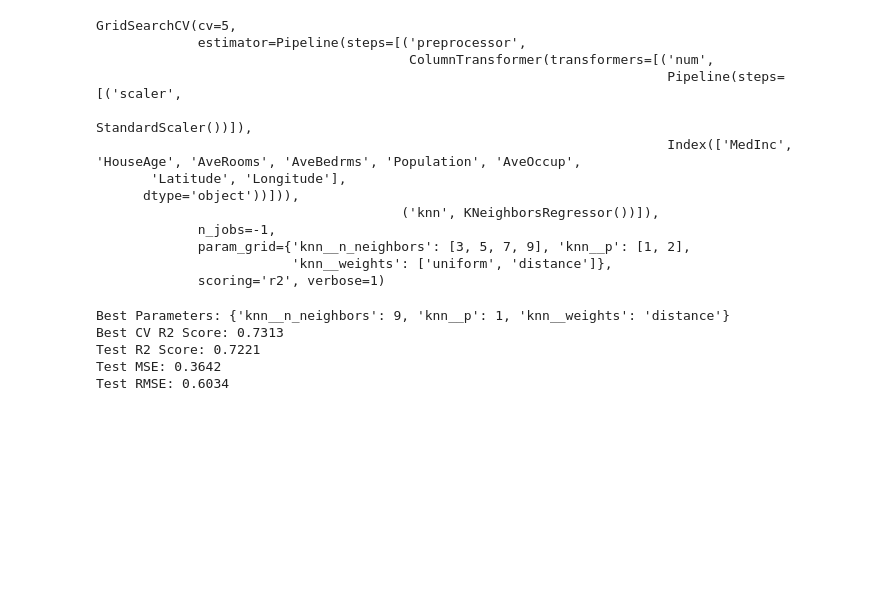
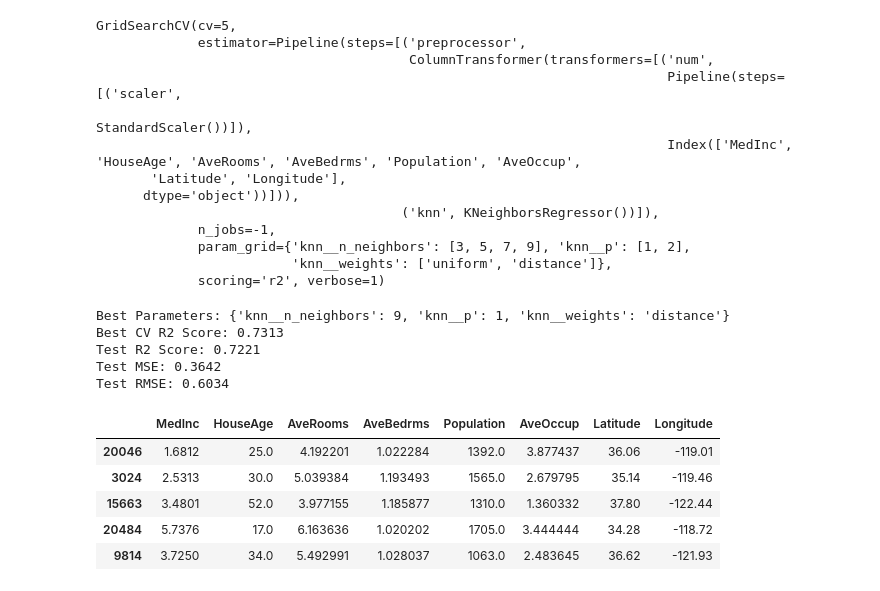
Before and after one commit to chemutai254/Data_and_AI, a Jupyter notebook: Housing_Project/housing.ipynb, the cells around one changed output. Drawn from its saved outputs; the diff is of its cells as text; code cells hidden in the pictures; blank space fills up the shorter version.

```diff
--- a/Housing_Project/housing.ipynb
+++ b/Housing_Project/housing.ipynb
@@ -222,0 +224,9 @@ with open("carlifonia_knn_pipeline.pkl", "rb") as f:
+# %%
+X_test.iloc[0:5, :]
+# %% [output]
+|  | MedInc | HouseAge | AveRooms | AveBedrms | Population | AveOccup | Latitude | Longitude |
+| 20046 | 1.6812 | 25.0 | 4.192201 | 1.022284 | 1392.0 | 3.877437 | 36.06 | -119.01 |
+| 3024 | 2.5313 | 30.0 | 5.039384 | 1.193493 | 1565.0 | 2.679795 | 35.14 | -119.46 |
+| 15663 | 3.4801 | 52.0 | 3.977155 | 1.185877 | 1310.0 | 1.360332 | 37.80 | -122.44 |
+| 20484 | 5.7376 | 17.0 | 6.163636 | 1.020202 | 1705.0 | 3.444444 | 34.28 | -118.72 |
+| 9814 | 3.7250 | 34.0 | 5.492991 | 1.028037 | 1063.0 | 2.483645 | 36.62 | -121.93 |
```
Also changed, not shown: parts of 5 cells of this notebook, 4 other files.
